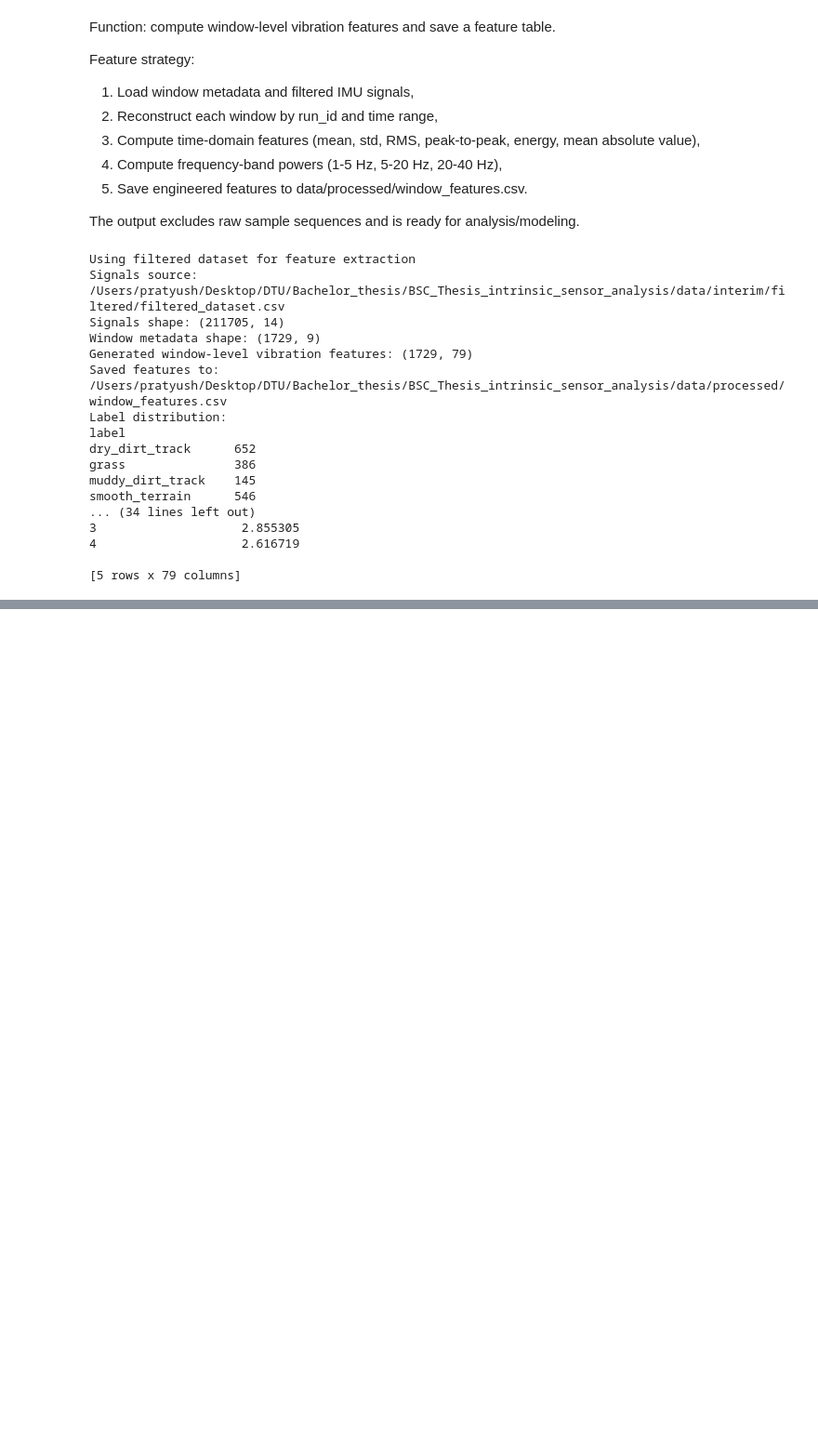
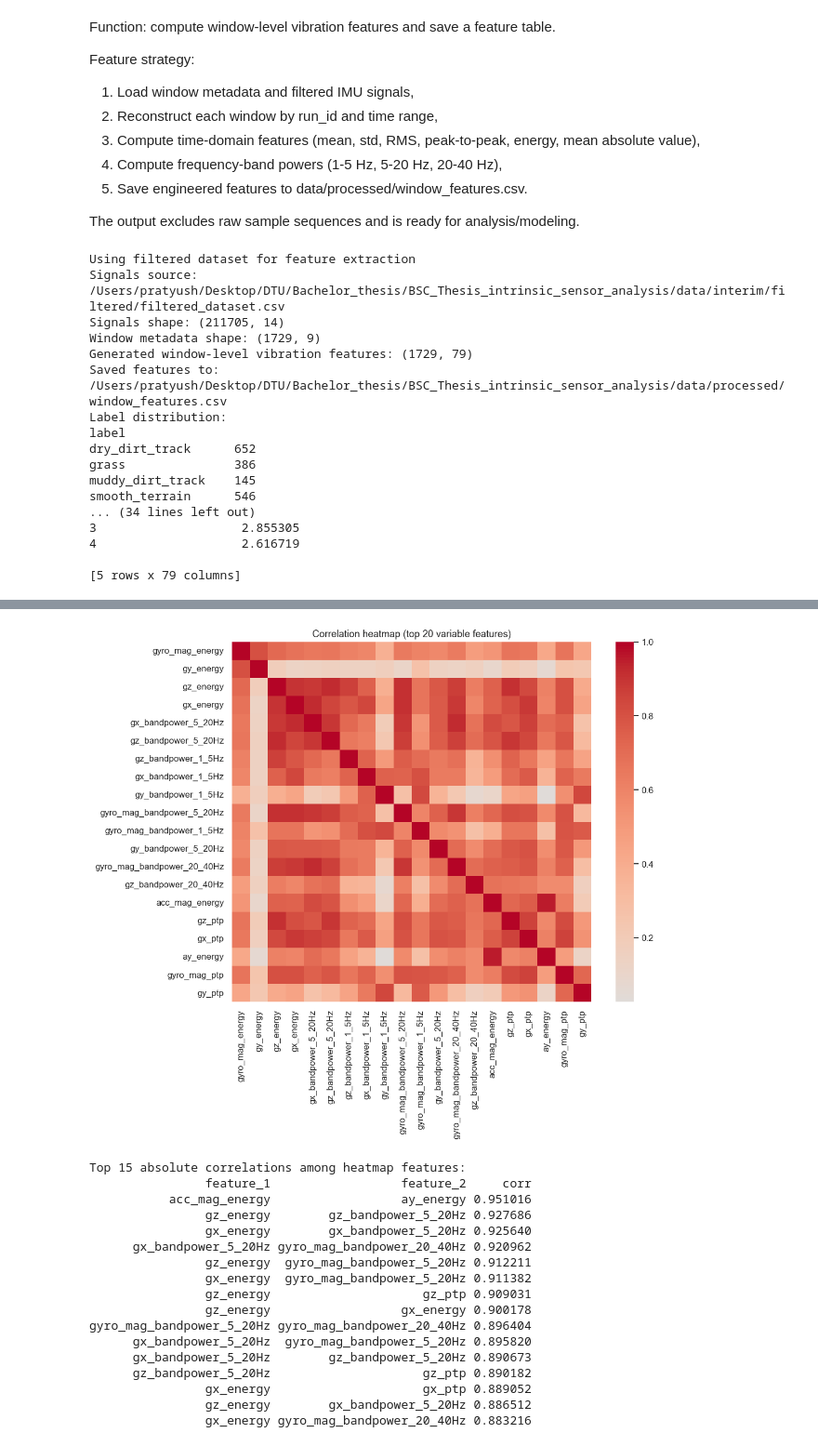
Before and after one commit to Pratyush2012/BSC_Thesis_intrinsic_sensor_analysis, a Jupyter notebook: notebooks/06_features.ipynb, the cells around one changed output, grey strips where cells are left out. Shown at 93% size. Drawn from its saved outputs; the diff is of its cells as text; code cells hidden in the pictures; blank space fills up the shorter version.

```diff
--- a/notebooks/06_features.ipynb
+++ b/notebooks/06_features.ipynb
@@ -185,0 +315,46 @@ smooth_terrain      546
+# %%
+# Correlation heatmap + highly correlated pair report
+feature_std = features_df[model_feature_cols].std(numeric_only=True)
+ranked = feature_std.sort_values(ascending=False)
+heatmap_cols = ranked.head(min(TOP_N_HEATMAP, len(ranked))).index.tolist()
+
+corr = features_df[heatmap_cols].corr()
+
+fig, ax = plt.subplots(figsize=(11, 9))
+sns.heatmap(corr, cmap='coolwarm', center=0, ax=ax, square=True)
+ax.set_title(f'Correlation heatmap (top {len(heatmap_cols)} variable features)')
+fig.tight_layout()
+fig.savefig(reports_dir / 'corr_heatmap.png', bbox_inches='tight')
+plt.show()
+
+pairs = []
+cols = corr.columns.tolist()
+for i in range(len(cols)):
+    for j in range(i + 1, len(cols)):
+        val = corr.iloc[i, j]
+        pairs.append((cols[i], cols[j], val, abs(val)))
+
+pairs_df = pd.DataFrame(pairs, columns=['feature_1', 'feature_2', 'corr', 'abs_corr'])
+high_corr = pairs_df.sort_values('abs_corr', ascending=False).head(15)
+
+print('Top 15 absolute correlations among heatmap features:')
+print(high_corr[['feature_1', 'feature_2', 'corr']].to_string(index=False))
+# %% [output]
+[figure, added]
+Top 15 absolute correlations among heatmap features:
+                feature_1                  feature_2     corr
+           acc_mag_energy                  ay_energy 0.951016
+                gz_energy        gz_bandpower_5_20Hz 0.927686
+                gx_energy        gx_bandpower_5_20Hz 0.925640
+      gx_bandpower_5_20Hz gyro_mag_bandpower_20_40Hz 0.920962
+                gz_energy  gyro_mag_bandpower_5_20Hz 0.912211
+                gx_energy  gyro_mag_bandpower_5_20Hz 0.911382
+                gz_energy                     gz_ptp 0.909031
+                gz_energy                  gx_energy 0.900178
+gyro_mag_bandpower_5_20Hz gyro_mag_bandpower_20_40Hz 0.896404
+      gx_bandpower_5_20Hz  gyro_mag_bandpower_5_20Hz 0.895820
+      gx_bandpower_5_20Hz        gz_bandpower_5_20Hz 0.890673
+      gz_bandpower_5_20Hz                     gz_ptp 0.890182
+                gx_energy                     gx_ptp 0.889052
+                gz_energy        gx_bandpower_5_20Hz 0.886512
+                gx_energy gyro_mag_bandpower_20_40Hz 0.883216
```
Also changed, not shown: parts of 5 cells of this notebook, 1 other file.
